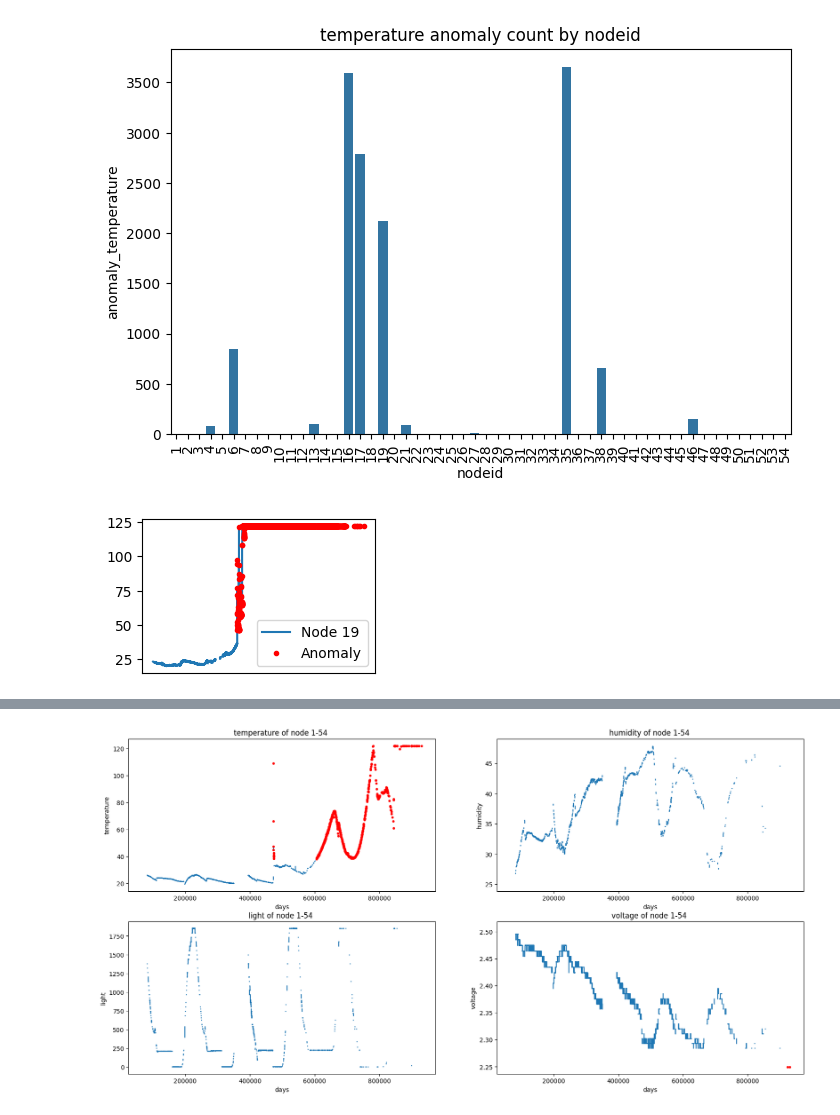
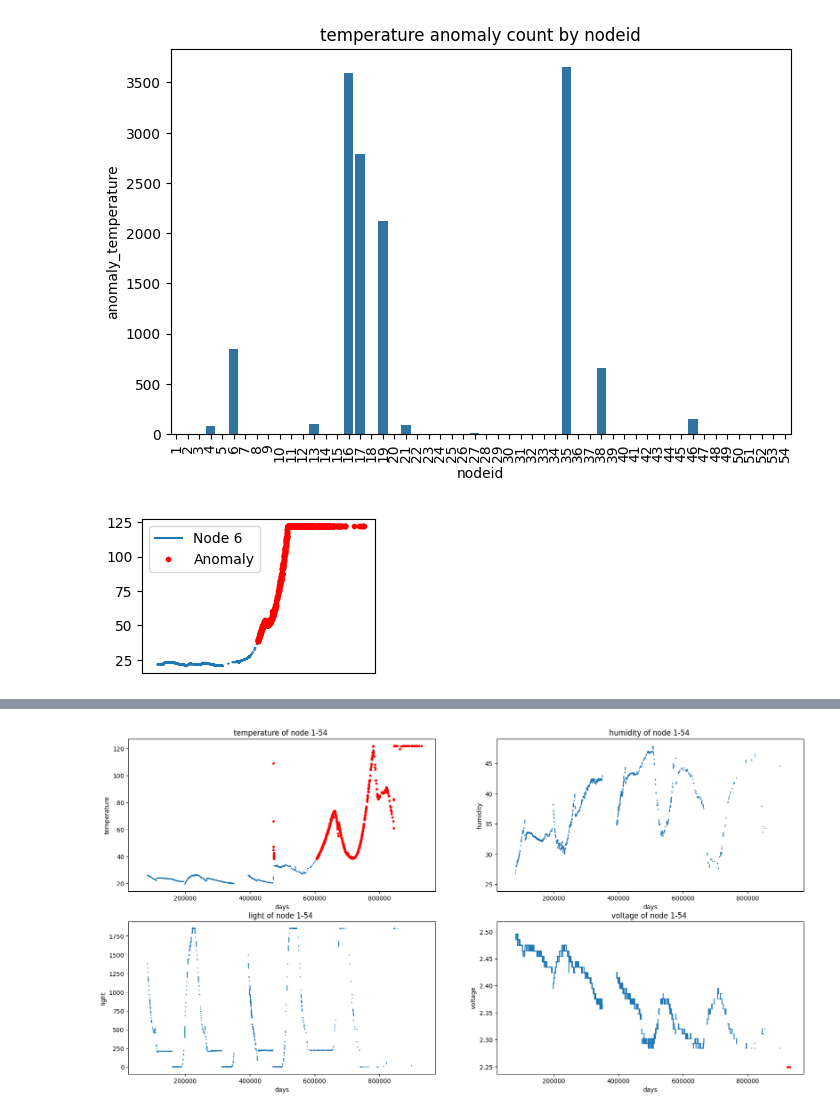
Before and after one commit to siji2022/CS6604_LoG_project, a Jupyter notebook: manual_labeling.ipynb, the cells around one changed output, grey strips where cells are left out. Drawn from its saved outputs; the diff is of its cells as text; code cells hidden in the pictures.

```diff
--- a/manual_labeling.ipynb
+++ b/manual_labeling.ipynb
@@ -122,23 +119,23 @@ df.to_csv('./data/manual_label.csv',index=False)
 # %%
 # show anomaly by nodeid
 
-for idx in [19]:
+for idx in [6]:
     plt.figure(figsize=(3,2))
-    data=df[df['nodeid']==idx][3000:]
+    data=df[df['nodeid']==idx][:]
     # filter out the anomaly data
     sel='temperature'
     data[sel].plot(label=f'Node {idx}')
 
     anomaly_data = data[data[f'anomaly_{sel}']==True]
     anomaly_data[sel].plot(style='r.',label='Anomaly')
 
     # plt.legend(loc='upper left')
     # plt.title('Node '+str(idx))
 
     # don't show x-axis
     plt.xticks([])
     # plt.xticks(rotation=45)
     plt.legend()
     # plt.show()
 # %% [output]
-[figure, old version]
+[figure, new version]
```
Also changed, not shown: parts of 3 cells of this notebook, 7 other files.
